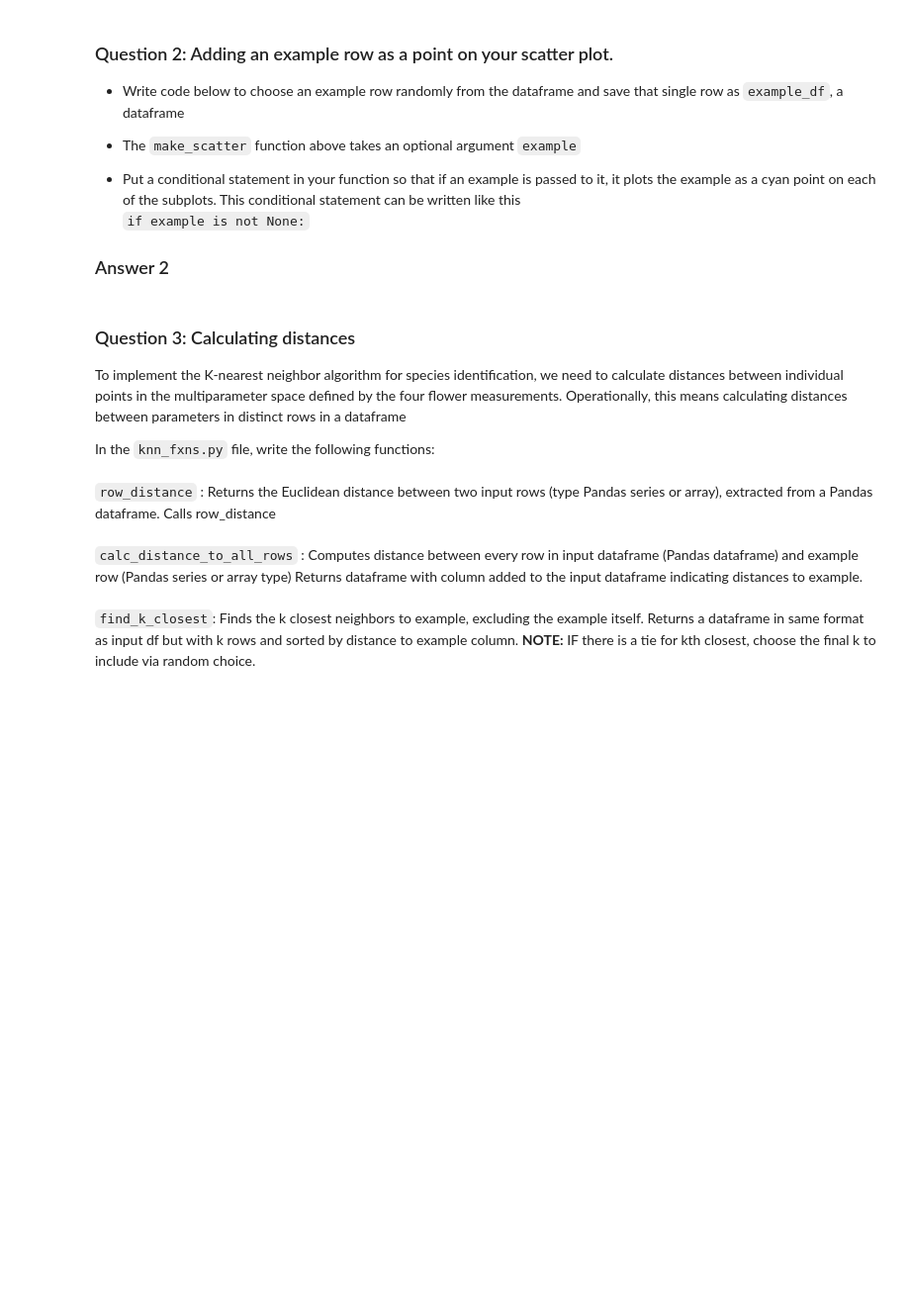
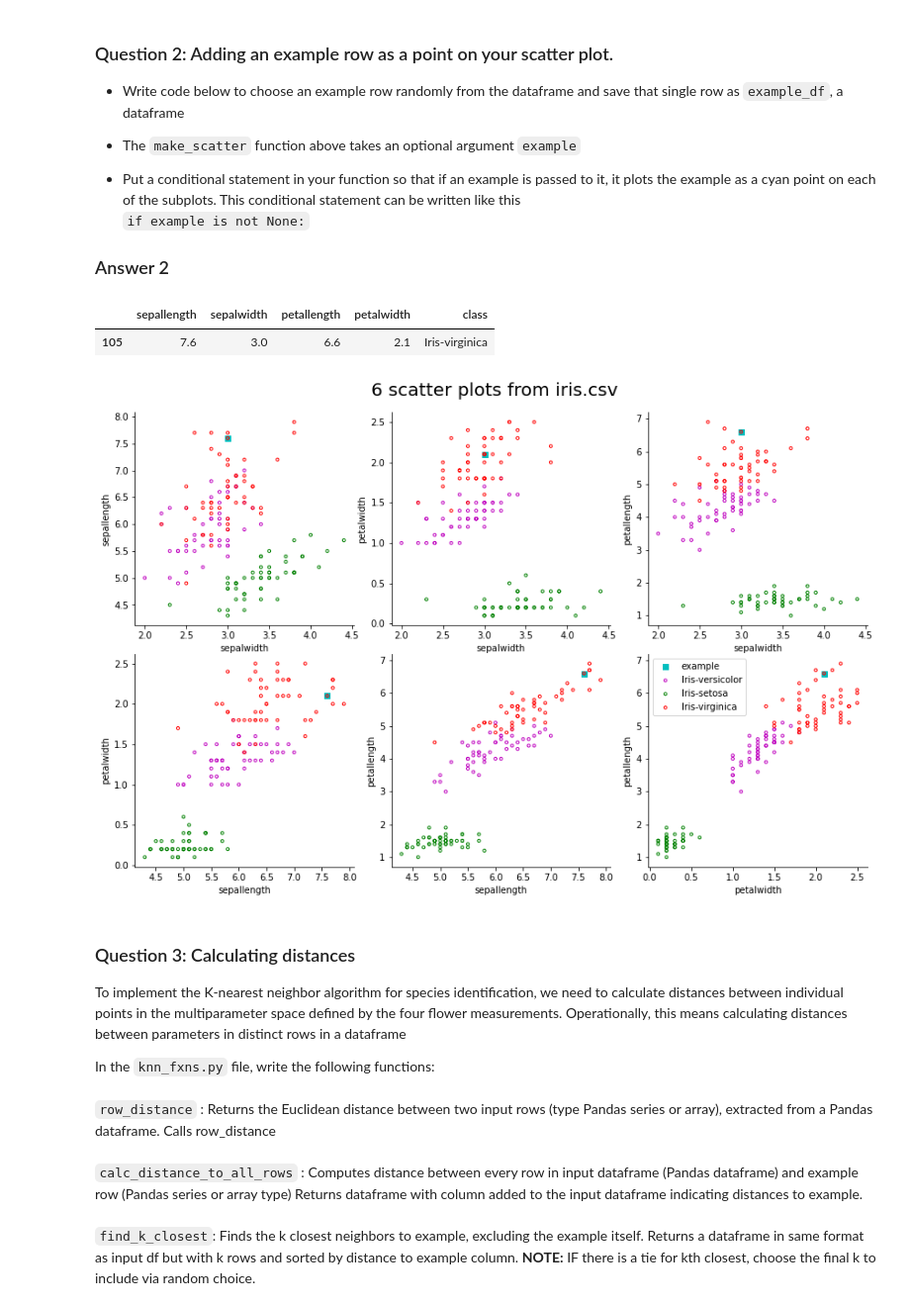
Before and after one commit to symmetricK/BDS311-hw09, a Jupyter notebook: hw09.ipynb, the cells around one changed output. Shown at 99% size. Saved outputs shown, nothing was run; the diff lists cells and outputs as text; code cells hidden in the pictures; blank space fills up the shorter version.

```diff
--- a/hw09.ipynb
+++ b/hw09.ipynb
@@ -122,3 +117,74 @@ make_scatter(df,example_df)
+# %%
+#Answer 2 below
+#Extract example_df, modify make_scatter to plot an example_df
+example_df=df.sample(n=1)
+
+def make_scatter(df,example,k=None):
+    '''
+    Input: df, iris Pandas data frame
+    Optional input: example,data frame to plot as point on scatter plots
+    Optional input: k, number of closest points to mark
+    Makes six scatter plots for each unique pair of parameters
+    '''
+    rows=2
+    columns=3
+    counts=1
+    classes=['Iris-versicolor','Iris-setosa','Iris-virginica']
+    colors=['m','g','r']
+    fig, axs=plt.subplots(rows,columns)
+    fig.suptitle("6 scatter plots from iris.csv",fontsize=20)
+    fig.set_size_inches(12,8)
+    fig.tight_layout()
+
+    for row in np.arange(rows):
+        for column in np.arange(columns):
+            axs[row,column].spines['top'].set_visible(False)
+            axs[row,column].spines['right'].set_visible(False)
+            if(counts==1):
+                x=df.sepalwidth
+                y=df.sepallength
+                axs[row,column].set_xlabel('sepalwidth',fontsize=10)
+                axs[row,column].set_ylabel('sepallength',fontsize=10)
+            elif(counts==2):
+                x=df.sepalwidth
+                y=df.petalwidth
+                axs[row,column].set_xlabel('sepalwidth',fontsize=10)
+                axs[row,column].set_ylabel('petalwidth',fontsize=10)
+            elif(counts==3):
+                x=df.sepalwidth
+                y=df.petallength
+                axs[row,column].set_xlabel('sepalwidth',fontsize=10)
+                axs[row,column].set_ylabel('petallength',fontsize=10)
+            elif(counts==4):
+                x=df.sepallength
+                y=df.petalwidth
+                axs[row,column].set_xlabel('sepallength',fontsize=10)
+                axs[row,column].set_ylabel('petalwidth',fontsize=10)
+            elif(counts==5):
+                x=df.sepallength
+                y=df.petallength
+                axs[row,column].set_xlabel('sepallength',fontsize=10)
+                axs[row,column].set_ylabel('petallength',fontsize=10)
+            else:
+                x=df.petalwidth
+                y=df.petallength
+                axs[row,column].set_xlabel('petalwidth',fontsize=10)
+                axs[row,column].set_ylabel('petallength',fontsize=10)
+            counts+=1
+            if example is not None:
+                    axs[row,column].scatter([example[x.name]],[example[y.name]],s=30,color='c',marker='s',label="example")
+            for index in np.arange(len(classes)):
+                cr_class=classes[index]
+                axs[row,column].scatter(x[df['class']==cr_class],y[df['class']==cr_class],s=10,facecolors='None',edgecolors=colors[index], label=cr_class)
+                if(counts==7):
+                    axs[row,column].legend(loc='upper left',fontsize=10)
+
+make_scatter(df,example_df)
+example_df
+# %% [output]
+|  | sepallength | sepalwidth | petallength | petalwidth | class |
+| 105 | 7.6 | 3.0 | 6.6 | 2.1 | Iris-virginica |
+[figure, added]
 # %% [markdown]
 ### Question 3: Calculating distances
 
```
Also changed, not shown: parts of 2 cells of this notebook.
